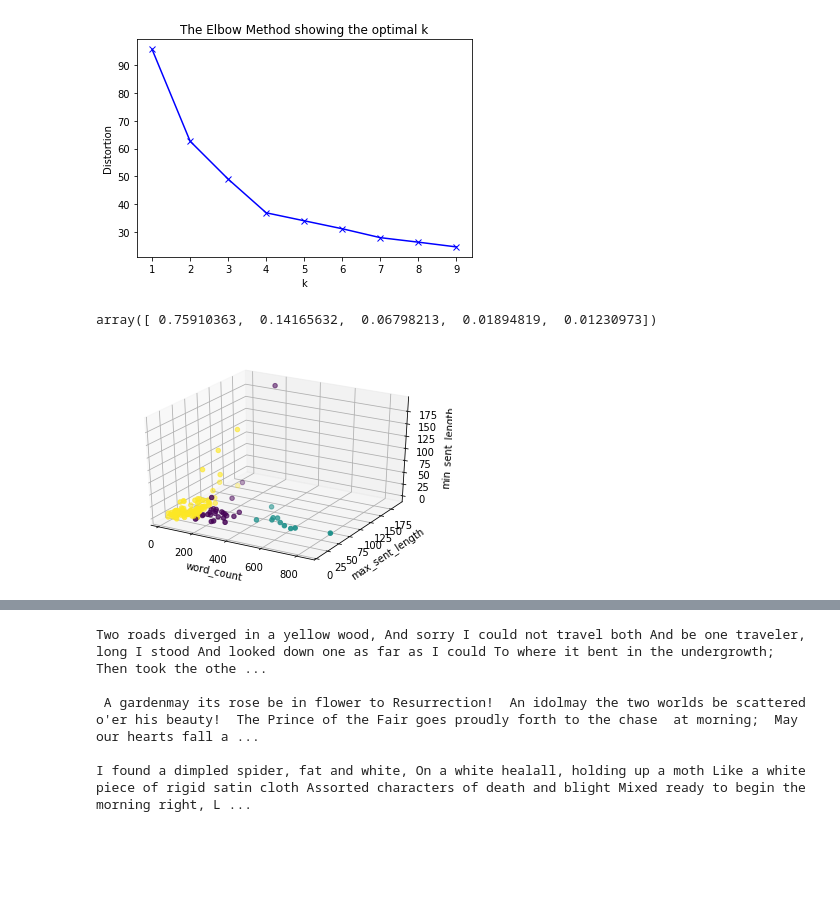
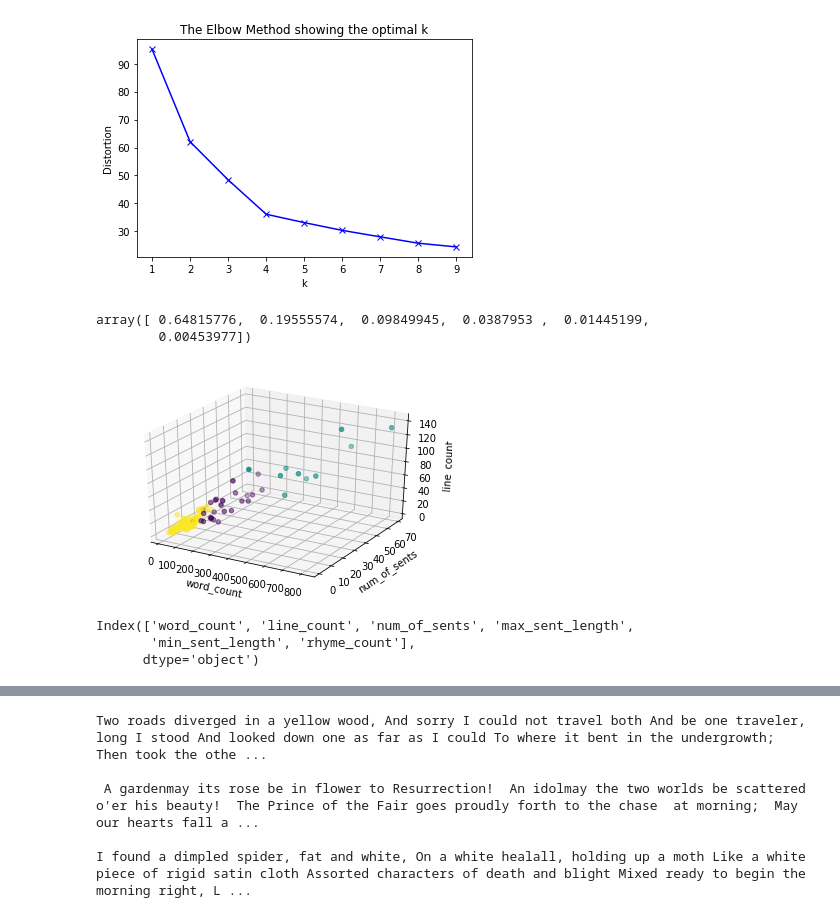
Before and after one commit to VincentG123/Poems, a Jupyter notebook: NLP_Capstone_Draft.ipynb, the cells around one changed output, grey strips where cells are left out. Drawn from its saved outputs; the diff is of its cells as text; code cells hidden in the pictures; blank space fills up the shorter version.

```diff
--- a/NLP_Capstone_Draft.ipynb
+++ b/NLP_Capstone_Draft.ipynb
@@ -32,0 +92,2 @@ def remove_puncuation(x):
+# %%
+no_punct = remove_puncuation(no_return)
@@ -32,0 +141,3 @@ def remove_puncuation(x):
+# %%
+sentences = [[sent] for sent in no_return_NLP.sents]
+sentences
@@ -47,15 +162,27 @@ num_of_sents = []
 processed_poems = []
 max_sent_length = []
 min_sent_length = []
+no_punct_poems = []
+processed_no_punct = []
+num_of_rhymes = []
 for text in file_names:
+    # open the text, take out returns
     opened = open(text, 'r').read()
     poem = opened.replace("\n"," ")
-    poem = poem.replace('-', '')
     poems.append(poem)
 
-    wordcount = Counter(poem.split())
+    no_punct = remove_puncuation(poem)
+    no_punct_poems.append(no_punct)
+
+    rhyme_count = rhymes(no_punct)
+    num_of_rhymes.append(rhyme_count)
+
+    wordcount = Counter(no_punct.split())
     wordcount = sum(wordcount.values())
     word_count.append(wordcount)
+
+    no_punct = nlp(no_punct)
+    processed_no_punct.append(no_punct)
 
     num_lines = sum(1 for line in open(text))
     line_count.append(num_lines)
@@ -80,6 +207,9 @@ poems_df['num_of_sents'] = num_of_sents
 poems_df['processed_poems'] = processed_poems
 poems_df['max_sent_length'] = max_sent_length
 poems_df['min_sent_length'] = min_sent_length
+poems_df['no_punct_cap_poems'] = no_punct_poems
+poems_df['processed_no_punct'] = processed_no_punct
+poems_df['rhyme_count'] = num_of_rhymes
 
 poems_df.head()
 # %% [output]
@@ -203,7 +340,8 @@ X_norm = normalize(X)
 # Calculate predicted values.
 y_pred = KMeans(n_clusters=3, random_state=42).fit_predict(X_norm)
 # %%
-X = poems_df.drop(['poem_titles', 'authors','poem','processed_poems'], axis = 1)
+X = poems_df.drop(['poem_titles', 'authors','poem','processed_poems',
+                   'no_punct_cap_poems', 'processed_no_punct'], axis = 1)
 
 X_norm = normalize(X)
 
@@ -215,27 +353,27 @@ explained_variance = pca.explained_variance_ratio_
 
 explained_variance
 # %% [output]
-array([ 0.75910363,  0.14165632,  0.06798213,  0.01894819,  0.01230973])
+array([ 0.64815776,  0.19555574,  0.09849945,  0.0387953 ,  0.01445199,
+        0.00453977])
 # %%
-X = poems_df[['word_count', 'max_sent_length','min_sent_length']]
-
-# # Normalize the data.
-# X_norm = normalize(X)
-
-
-# Calculate predicted values.
 y_pred = KMeans(n_clusters=3, random_state=42).fit_predict(X)
 
 
 fig = plt.figure()
 ax = fig.add_subplot(111, projection='3d')
 
-ax.scatter(X['word_count'], X['max_sent_length'], X['min_sent_length'], c=y_pred)
+ax.scatter(X['word_count'], X['num_of_sents'], X['line_count'], c=y_pred)
 
 ax.set_xlabel('word_count')
-ax.set_ylabel('max_sent_length')
-ax.set_zlabel('min_sent_length')
+ax.set_ylabel('num_of_sents')
+ax.set_zlabel('line_count')
 
 plt.show()
 # %% [output]
-[figure, old version]
+[figure, new version]
+# %%
+X.columns
+# %% [output]
+Index(['word_count', 'line_count', 'num_of_sents', 'max_sent_length',
+       'min_sent_length', 'rhyme_count'],
+      dtype='object')
```
Also changed, not shown: parts of 57 cells of this notebook.
